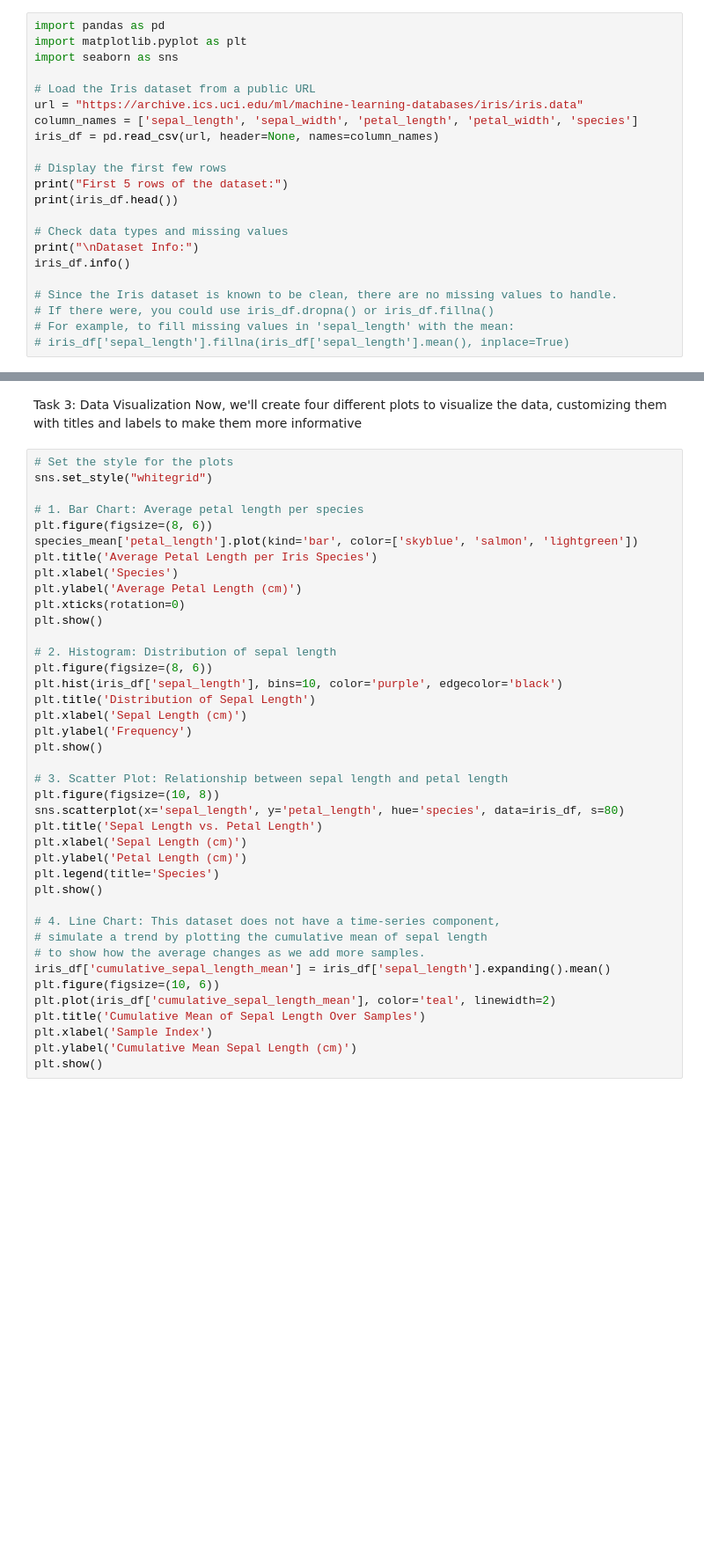
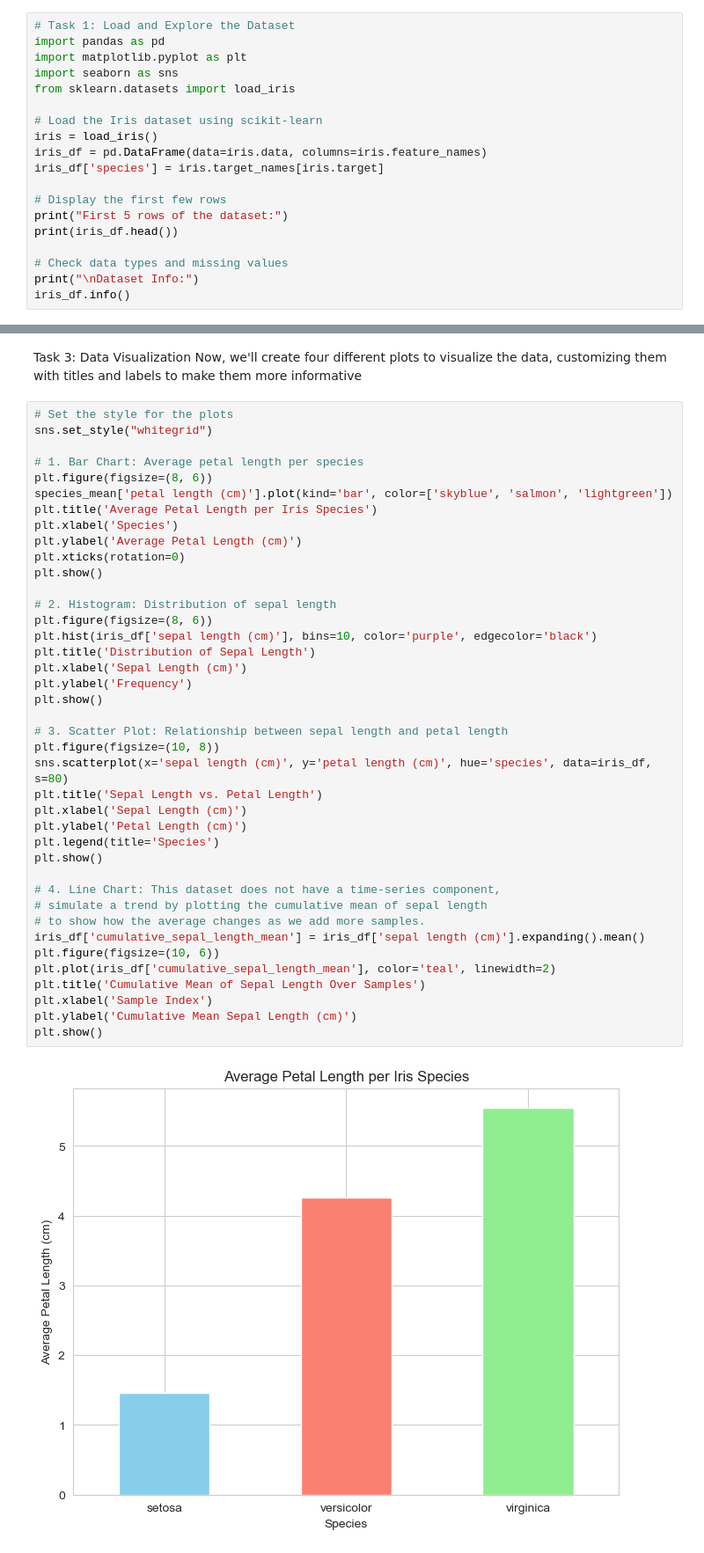
Before and after one commit to Ganga-J/Week-7-Basic-Data-Analysis-and-Visualization, a Jupyter notebook: data_analysis.ipynb, the cells around one changed output, grey strips where cells are left out. Shown at 88% size. Drawn from its saved outputs; the diff is of its cells as text; blank space fills up the shorter version.

```diff
--- a/data_analysis.ipynb
+++ b/data_analysis.ipynb
@@ -2,14 +2,16 @@
 Task 1: Load and Explore the Dataset
 First, we'll import the necessary libraries, pandas and matplotlib. Then, we'll load the Iris dataset, which is a great choice for this exercise because it's clean and easy to work with.
 # %%
+# Task 1: Load and Explore the Dataset
 import pandas as pd
 import matplotlib.pyplot as plt
 import seaborn as sns
+from sklearn.datasets import load_iris
 
-# Load the Iris dataset from a public URL
-url = "https://archive.ics.uci.edu/ml/machine-learning-databases/iris/iris.data"
-column_names = ['sepal_length', 'sepal_width', 'petal_length', 'petal_width', 'species']
-iris_df = pd.read_csv(url, header=None, names=column_names)
+# Load the Iris dataset using scikit-learn
+iris = load_iris()
+iris_df = pd.DataFrame(data=iris.data, columns=iris.feature_names)
+iris_df['species'] = iris.target_names[iris.target]
 
 # Display the first few rows
 print("First 5 rows of the dataset:")
@@ -18,9 +20,4 @@ print(iris_df.head())
 # Check data types and missing values
 print("\nDataset Info:")
 iris_df.info()
-
-# Since the Iris dataset is known to be clean, there are no missing values to handle.
-# If there were, you could use iris_df.dropna() or iris_df.fillna()
-# For example, to fill missing values in 'sepal_length' with the mean:
-# iris_df['sepal_length'].fillna(iris_df['sepal_length'].mean(), inplace=True)
 # %% [output]
@@ -46,37 +77,39 @@ sns.set_style("whitegrid")
 
 # 1. Bar Chart: Average petal length per species
 plt.figure(figsize=(8, 6))
-species_mean['petal_length'].plot(kind='bar', color=['skyblue', 'salmon', 'lightgreen'])
+species_mean['petal length (cm)'].plot(kind='bar', color=['skyblue', 'salmon', 'lightgreen'])
 plt.title('Average Petal Length per Iris Species')
 plt.xlabel('Species')
 plt.ylabel('Average Petal Length (cm)')
 plt.xticks(rotation=0)
 plt.show()
 
 # 2. Histogram: Distribution of sepal length
 plt.figure(figsize=(8, 6))
-plt.hist(iris_df['sepal_length'], bins=10, color='purple', edgecolor='black')
+plt.hist(iris_df['sepal length (cm)'], bins=10, color='purple', edgecolor='black')
 plt.title('Distribution of Sepal Length')
 plt.xlabel('Sepal Length (cm)')
 plt.ylabel('Frequency')
 plt.show()
 
 # 3. Scatter Plot: Relationship between sepal length and petal length
 plt.figure(figsize=(10, 8))
-sns.scatterplot(x='sepal_length', y='petal_length', hue='species', data=iris_df, s=80)
+sns.scatterplot(x='sepal length (cm)', y='petal length (cm)', hue='species', data=iris_df, s=80)
 plt.title('Sepal Length vs. Petal Length')
 plt.xlabel('Sepal Length (cm)')
 plt.ylabel('Petal Length (cm)')
 plt.legend(title='Species')
 plt.show()
 
 # 4. Line Chart: This dataset does not have a time-series component,
 # simulate a trend by plotting the cumulative mean of sepal length
 # to show how the average changes as we add more samples.
-iris_df['cumulative_sepal_length_mean'] = iris_df['sepal_length'].expanding().mean()
+iris_df['cumulative_sepal_length_mean'] = iris_df['sepal length (cm)'].expanding().mean()
 plt.figure(figsize=(10, 6))
 plt.plot(iris_df['cumulative_sepal_length_mean'], color='teal', linewidth=2)
 plt.title('Cumulative Mean of Sepal Length Over Samples')
 plt.xlabel('Sample Index')
 plt.ylabel('Cumulative Mean Sepal Length (cm)')
 plt.show()
+# %% [output]
+[figure, added]
```
Also changed, not shown: parts of 3 cells of this notebook.
